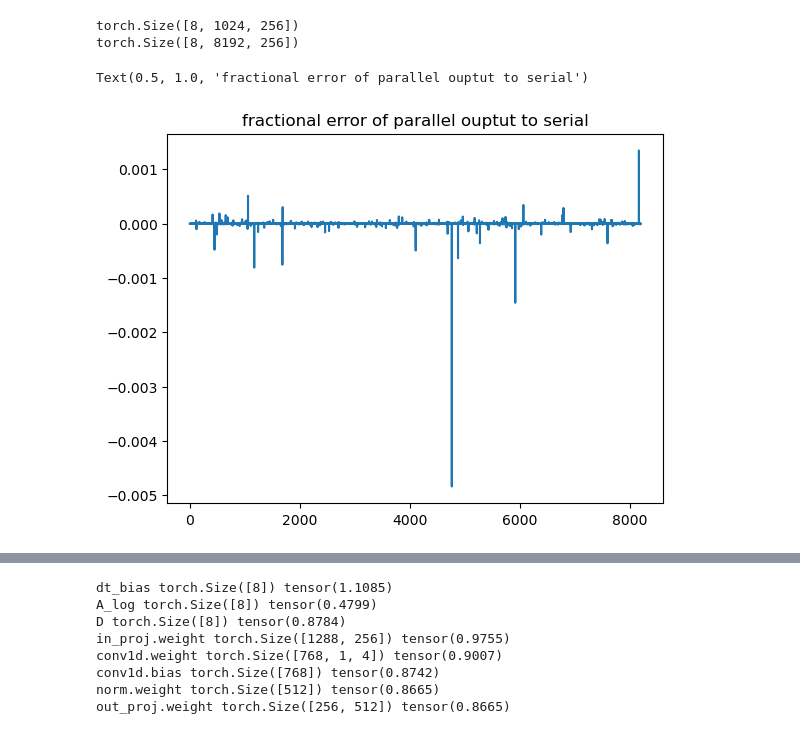
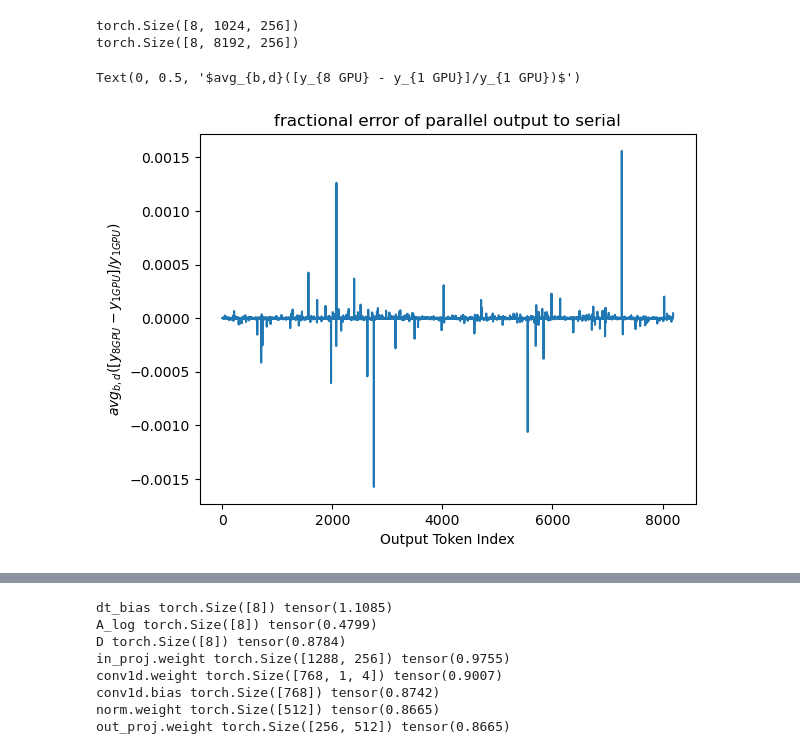
Before and after one commit to state-spaces/mamba, a Jupyter notebook: tests.ipynb, the cells around one changed output, grey strips where cells are left out. Cells and saved outputs as stored; diff of their text form; code cells hidden in the pictures.

```diff
--- a/tests.ipynb
+++ b/tests.ipynb
@@ -678,12 +707,14 @@ print(ser_dict['input'][0].shape)
 torch.Size([8, 1024, 256])
 torch.Size([8, 8192, 256])
 # %%
-plt.plot((torch.cat(dist_dict['output'], dim=1).sum(dim=(0,2)).detach()-ser_dict['output'][0].sum(dim=(0,2)).detach()).div(ser_dict['output'][0].sum(dim=(0,2)).detach()))
+plt.plot((torch.cat(dist_dict['output'], dim=1)-ser_dict['output'][0]).div(ser_dict['output'][0]).mean(dim=(0,2)).detach())
 #plt.yscale('log')
-plt.title("fractional error of parallel ouptut to serial")
+plt.title("fractional error of parallel output to serial")
+plt.xlabel('Output Token Index')
+plt.ylabel('$avg_{b,d}([y_{8 GPU} - y_{1 GPU}]/y_{1 GPU})$')
 # %% [output]
-Text(0.5, 1.0, 'fractional error of parallel ouptut to serial')
+Text(0, 0.5, '$avg_{b,d}([y_{8 GPU} - y_{1 GPU}]/y_{1 GPU})$')
-[figure, old version]
+[figure, new version]
 # %%
 import numpy as np
 import matplotlib.pyplot as plt
```
Also changed, not shown: parts of 4 cells of this notebook, 2 other files.
